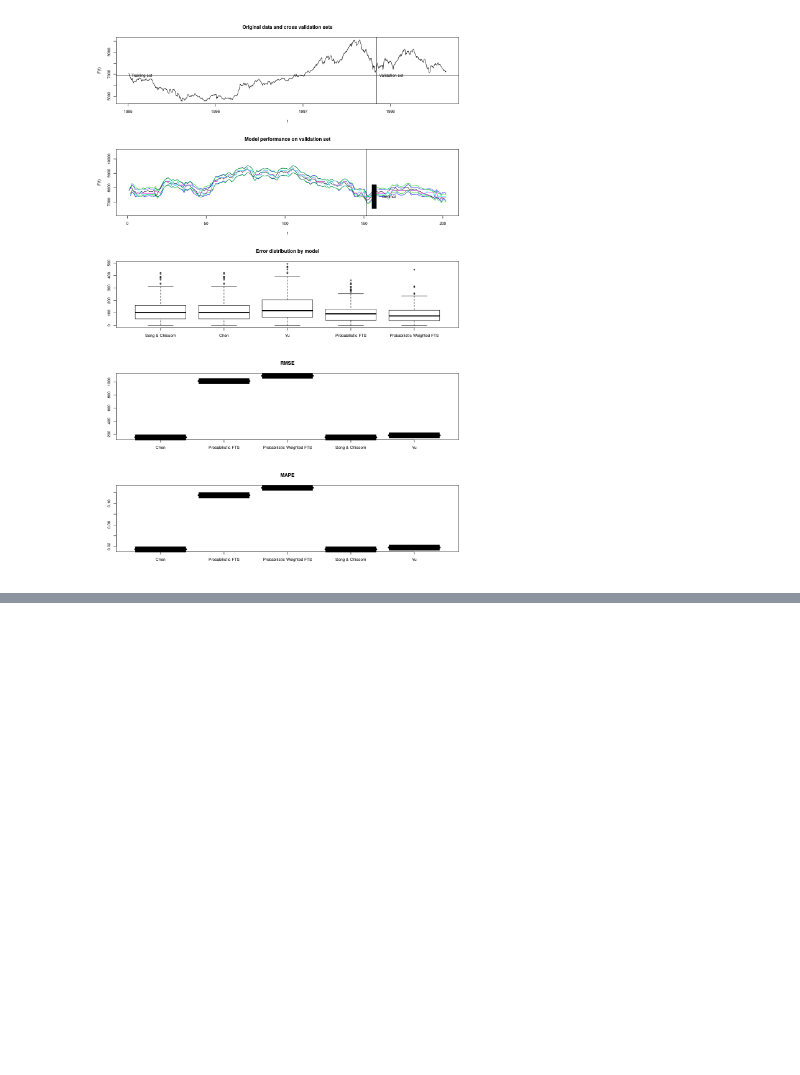
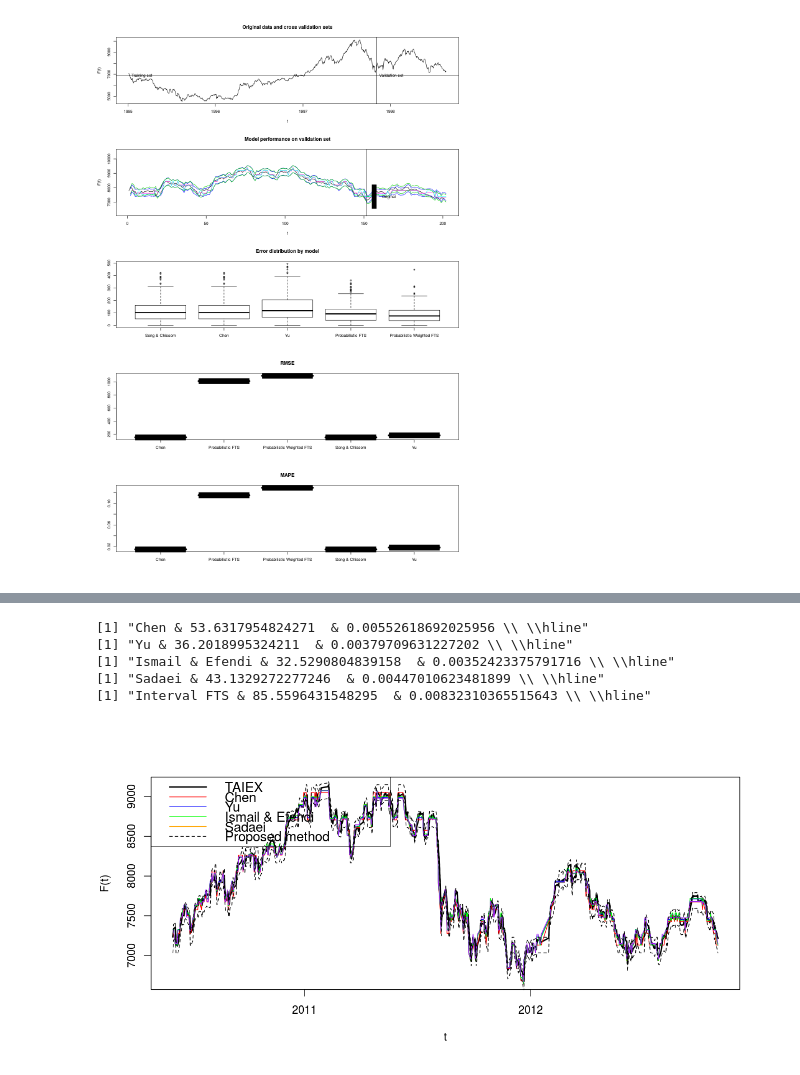
Before and after one commit to petroniocandido/rfts, a Jupyter notebook: benchmarks.ipynb, the cells around one changed output, grey strips where cells are left out. Cells and saved outputs as stored; diff of their text form; code cells hidden in the pictures; blank space fills up the shorter version.

```diff
--- a/benchmarks.ipynb
+++ b/benchmarks.ipynb
@@ -251,0 +184,53 @@ legend("topright",
+# %%
+source("/home/petronio/dados/Dropbox/Doutorado/Disciplinas/AdvancedFuzzyTimeSeriesModels/rfts/FTS.r")
+
+partitions <- 60
+
+window <- 600
+
+
+trainData <- subset[1:1400]
+testData <- subset[1400:(1400 + window)]
+testDates <- dates[1401:(1400 + window)]
+
+index <- seq(2,1 + window,1)
+
+options(repr.plot.width=10, repr.plot.height=5)
+
+
+plot(testDates,testData[1:window],type="l",xlab="t",ylab="F(t)",lwd=2)
+
+l <- length(subset)
+
+##### FTS - CHEN
+
+executaTeste(FitChenFTS,partitions,NULL, trainData, testData, testDates, index, "red", 1, 1)
+
+##### WFTS - YU
+
+executaTeste(FitYuFTS,partitions,NULL, trainData, testData, testDates, index, "blue", 1, 1)
+
+##### IWFTS - Ismail & Efendi
+
+executaTeste(FitEfendiFTS,partitions,NULL, trainData, testData, testDates, index, "green", 1, 1)
+
+##### EWFTS - Sadaei
+
+executaTeste(FitSadaeiFTS,partitions,1.2, trainData, testData, testDates, index, "purple", 1, 1)
+
+##### IFTS - Interval FTS
+
+executaTesteInterval(FitIFTS,partitions,NULL, trainData, testData, testDates, index, "black", 2, 1)
+
+legend("topleft",
+       legend=c("TAIEX",fts$name, wfts$name, iwfts$name, ewfts$name,"Proposed method"),
+       col=c("black","red","blue","green","orange","black"),
+       lty=c(1,1,1,1,1,2), lwd=c(2,1,1,1,1,1),
+       cex=1.2)
+# %% [output]
+[1] "Chen & 53.6317954824271  & 0.00552618692025956 \\ \\hline"
+[1] "Yu & 36.2018995324211  & 0.00379709631227202 \\ \\hline"
+[1] "Ismail & Efendi & 32.5290804839158  & 0.00352423375791716 \\ \\hline"
+[1] "Sadaei & 43.1329272277246  & 0.00447010623481899 \\ \\hline"
+[1] "Interval FTS & 85.5596431548295  & 0.00832310365515643 \\ \\hline"
+[figure, added]
```
Also changed, not shown: parts of 6 cells of this notebook, 3 other files.
